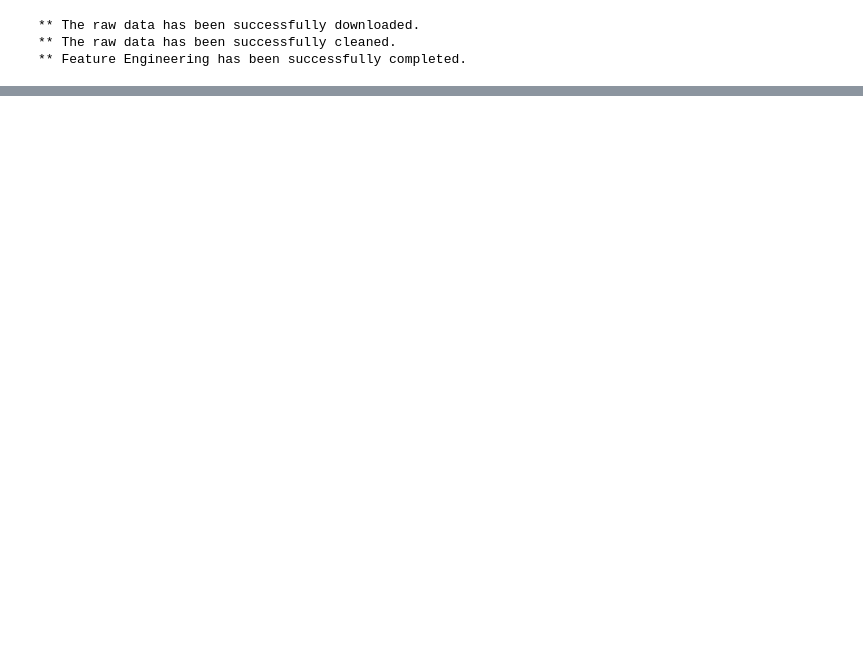
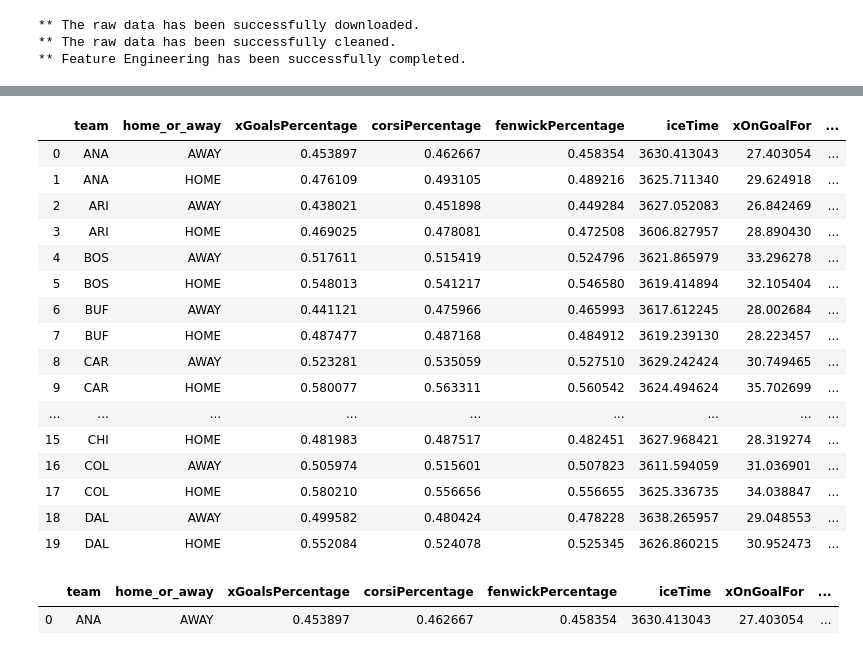
Before and after one commit to nanderson1982/NHL_Predicto, a Jupyter notebook: model/testing.ipynb, the cells around one changed output, grey strips where cells are left out. Drawn from its saved outputs; the diff is of its cells as text; code cells hidden in the pictures; blank space fills up the shorter version.

```diff
--- a/model/testing.ipynb
+++ b/model/testing.ipynb
@@ -53,0 +245,29 @@ print(col_avg_totalShotCreditAgainst)
+# %%
+means2.reset_index(level=0, inplace=True)
+means2.head(20)
+# %% [output]
+|  | team | home_or_away | xGoalsPercentage | corsiPercentage | fenwickPercentage | iceTime | xOnGoalFor | ... |
+| 0 | ANA | AWAY | 0.453897 | 0.462667 | 0.458354 | 3630.413043 | 27.403054 | ... |
+| 1 | ANA | HOME | 0.476109 | 0.493105 | 0.489216 | 3625.711340 | 29.624918 | ... |
+| 2 | ARI | AWAY | 0.438021 | 0.451898 | 0.449284 | 3627.052083 | 26.842469 | ... |
+| 3 | ARI | HOME | 0.469025 | 0.478081 | 0.472508 | 3606.827957 | 28.890430 | ... |
+| 4 | BOS | AWAY | 0.517611 | 0.515419 | 0.524796 | 3621.865979 | 33.296278 | ... |
+| 5 | BOS | HOME | 0.548013 | 0.541217 | 0.546580 | 3619.414894 | 32.105404 | ... |
+| 6 | BUF | AWAY | 0.441121 | 0.475966 | 0.465993 | 3617.612245 | 28.002684 | ... |
+| 7 | BUF | HOME | 0.487477 | 0.487168 | 0.484912 | 3619.239130 | 28.223457 | ... |
+| 8 | CAR | AWAY | 0.523281 | 0.535059 | 0.527510 | 3629.242424 | 30.749465 | ... |
+| 9 | CAR | HOME | 0.580077 | 0.563311 | 0.560542 | 3624.494624 | 35.702699 | ... |
+| ... | ... | ... | ... | ... | ... | ... | ... | ... |
+| 15 | CHI | HOME | 0.481983 | 0.487517 | 0.482451 | 3627.968421 | 28.319274 | ... |
+| 16 | COL | AWAY | 0.505974 | 0.515601 | 0.507823 | 3611.594059 | 31.036901 | ... |
+| 17 | COL | HOME | 0.580210 | 0.556656 | 0.556655 | 3625.336735 | 34.038847 | ... |
+| 18 | DAL | AWAY | 0.499582 | 0.480424 | 0.478228 | 3638.265957 | 29.048553 | ... |
+| 19 | DAL | HOME | 0.552084 | 0.524078 | 0.525345 | 3626.860215 | 30.952473 | ... |
+# %%
+anaHome = means2[means2['team'] ==  'ANA']
+anaHome = anaHome[anaHome['home_or_away'] ==  'AWAY']
+#['HOME']
+anaHome
+# %% [output]
+|  | team | home_or_away | xGoalsPercentage | corsiPercentage | fenwickPercentage | iceTime | xOnGoalFor | ... |
+| 0 | ANA | AWAY | 0.453897 | 0.462667 | 0.458354 | 3630.413043 | 27.403054 | ... |
```
Also changed, not shown: parts of 9 cells of this notebook, 5 other files.
